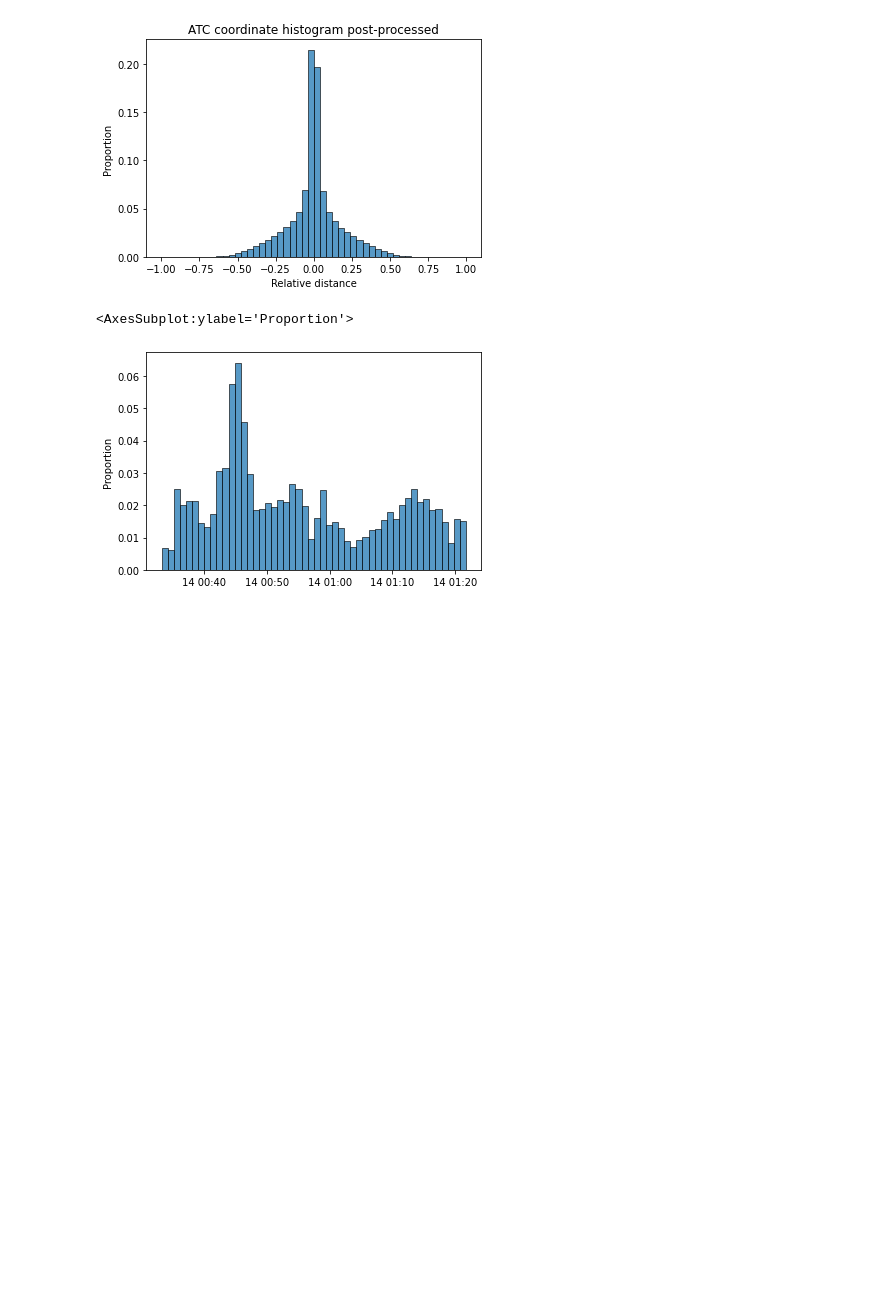
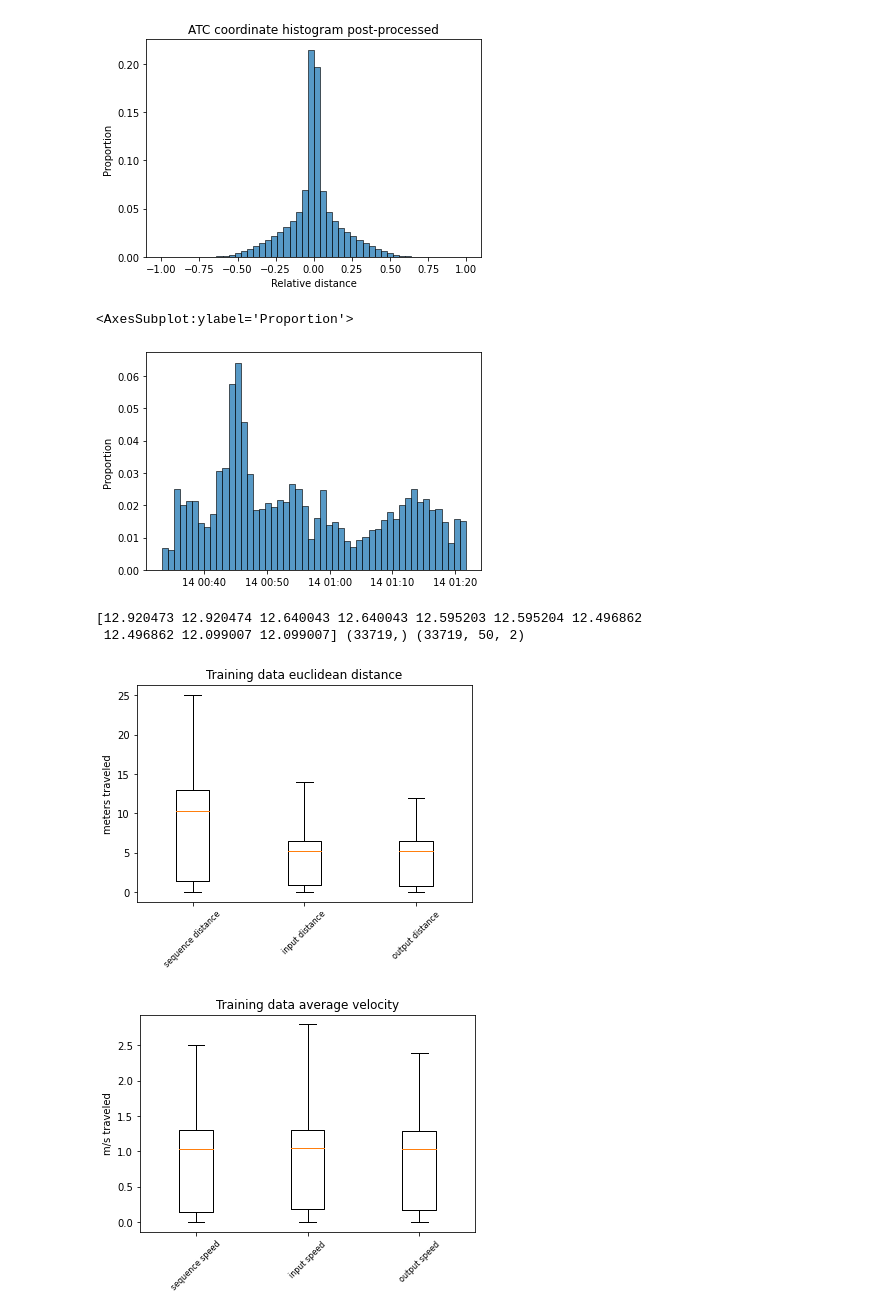
Before and after one commit to lintglitch/trajectory-prediction, a Jupyter notebook: atc_dataset_testing.ipynb, the cells around one changed output. Saved outputs shown, nothing was run; the diff lists cells and outputs as text; code cells hidden in the pictures; blank space fills up the shorter version.

```diff
--- a/atc_dataset_testing.ipynb
+++ b/atc_dataset_testing.ipynb
@@ -25,7 +25,7 @@ import pandas as pd
 import matplotlib.pyplot as plt
 # %%
 # file used for evaluating the atc dataset
-file_path = "data/medium_aa.csv"
+file_path = "medium_aa.csv"
 # %%
 ## load raw data into pandas
 ## modified from parsing.py:
@@ -94,3 +94,57 @@ seaborn.histplot(data=raw_data, bins=50, stat='proportion')
 # %% [output]
 <AxesSubplot:ylabel='Proportion'>
 [figure]
+# %%
+def calculate_euclidean_distance(distance_arr):
+    # total distance traveled euclidean
+    dist = distance_arr ** 2
+    dist = np.sum(dist, axis=1)
+    dist = np.sqrt(dist)
+
+    # scale to m
+    dist = dist * 10
+    return dist
+
+
+# calculate and plot distances
+input_path = train_data[0]
+output_path = train_data[2]
+
+# total distance traveled
+distances_total = output_path[:, -1] - input_path[:, 0]
+distances_total = calculate_euclidean_distance(distances_total)
+
+# distance traveled for input
+distance_input = input_path[:, -1] - input_path[:, 0]
+distance_input = calculate_euclidean_distance(distance_input)
+
+# distance traveled output
+distance_output = output_path[:, -1] - output_path[:, 0]
+distance_output = calculate_euclidean_distance(distance_output)
+
+print(distances_total[:10], distances_total.shape, input_path.shape)
+
+fig, ax = plt.subplots()
+plt.title("Training data euclidean distance")
+plt.boxplot( [distances_total, distance_input, distance_output] )
+plt.ylabel("meters traveled")
+ax.set_xticklabels(["sequence distance", "input distance", "output distance"], rotation=45, fontsize=8)
+plt.savefig("figures/boxplot_data_distances.pdf", bbox_inches = "tight")
+plt.show()
+
+speed_total = distances_total / 10
+speed_input = distance_input / 5
+speed_output = distance_output / 5
+
+fig, ax = plt.subplots()
+plt.title("Training data average velocity")
+plt.boxplot( [speed_total, speed_input, speed_output] )
+plt.ylabel("m/s traveled")
+ax.set_xticklabels(["sequence speed", "input speed", "output speed"], rotation=45, fontsize=8)
+plt.savefig("figures/boxplot_data_speed.pdf", bbox_inches = "tight")
+plt.show()
+# %% [output]
+[12.920473 12.920474 12.640043 12.640043 12.595203 12.595204 12.496862
+ 12.496862 12.099007 12.099007] (33719,) (33719, 50, 2)
+[figure, added]
+[figure, added]
```
Also changed, not shown: parts of 3 cells of this notebook, 6 other files.
